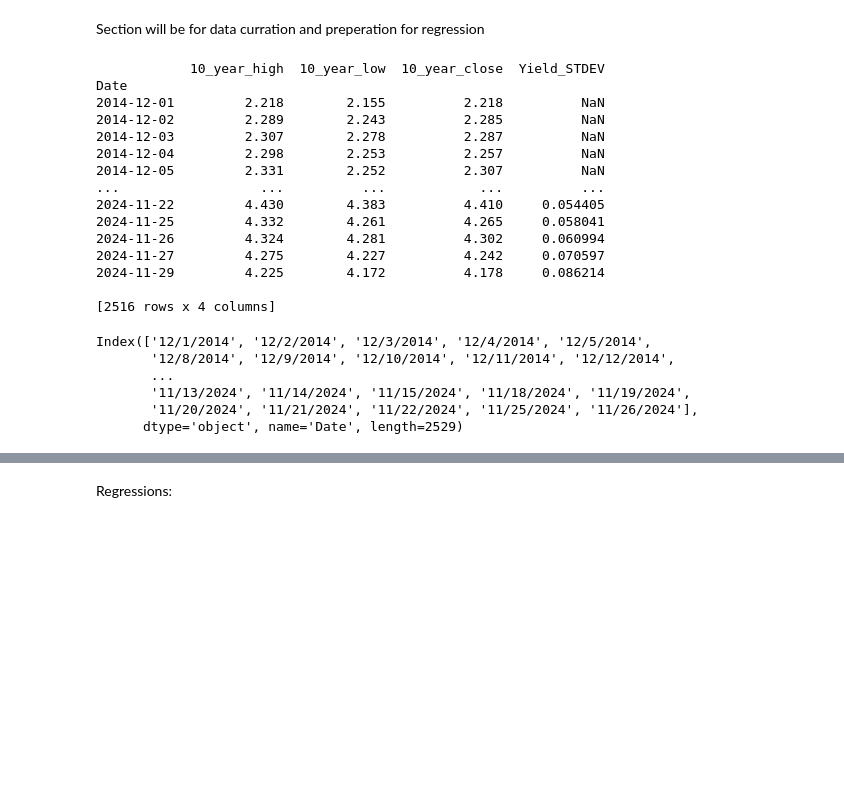
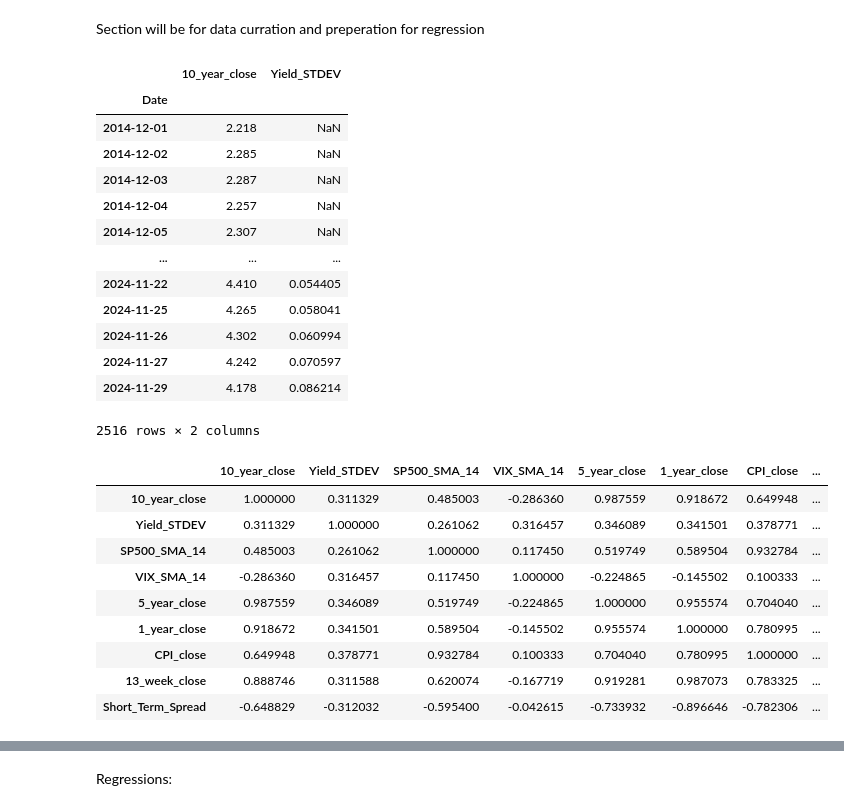
Before and after one commit to MichaelRicardo77/DS2500Proj, a Jupyter notebook: initial_working.ipynb, the cells around one changed output, grey strips where cells are left out. Drawn from its saved outputs; the diff is of its cells as text; code cells hidden in the pictures; blank space fills up the shorter version.

```diff
--- a/initial_working.ipynb
+++ b/initial_working.ipynb
@@ -116,23 +104,22 @@ close_col = '10_year_close'
 high_col = '10_year_high'
 low_col = '10_year_low'
 Ten_Year_Complete = security_editor(Ten_Year, close_col, high_col, low_col)
-print(Ten_Year)
+Ten_Year_Complete
 # %% [output]
+|  | 10_year_close | Yield_STDEV |
+| Date |  |  |
+| 2014-12-01 | 2.218 | NaN |
+| 2014-12-02 | 2.285 | NaN |
+| 2014-12-03 | 2.287 | NaN |
+| 2014-12-04 | 2.257 | NaN |
+| 2014-12-05 | 2.307 | NaN |
+| ... | ... | ... |
+| 2024-11-22 | 4.410 | 0.054405 |
+| 2024-11-25 | 4.265 | 0.058041 |
+| 2024-11-26 | 4.302 | 0.060994 |
+| 2024-11-27 | 4.242 | 0.070597 |
+| 2024-11-29 | 4.178 | 0.086214 |
-            10_year_high  10_year_low  10_year_close  Yield_STDEV
-Date
-2014-12-01         2.218        2.155          2.218          NaN
-2014-12-02         2.289        2.243          2.285          NaN
-2014-12-03         2.307        2.278          2.287          NaN
-2014-12-04         2.298        2.253          2.257          NaN
-2014-12-05         2.331        2.252          2.307          NaN
-...                  ...          ...            ...          ...
-2024-11-22         4.430        4.383          4.410     0.054405
-2024-11-25         4.332        4.261          4.265     0.058041
-2024-11-26         4.324        4.281          4.302     0.060994
-2024-11-27         4.275        4.227          4.242     0.070597
-2024-11-29         4.225        4.172          4.178     0.086214
-
-[2516 rows x 4 columns]
+2516 rows × 2 columns
 # %%
 
 def combine(df_first, dfs):
@@ -150,14 +137,5 @@ def combine(df_first, dfs):
         df.index = pd.to_datetime(df.index)
         df_first = pd.concat([df_first, df], axis=1)
     return df_first
-# %%
-One_Year.index
-# %% [output]
-Index(['12/1/2014', '12/2/2014', '12/3/2014', '12/4/2014', '12/5/2014',
-       '12/8/2014', '12/9/2014', '12/10/2014', '12/11/2014', '12/12/2014',
-       ...
-       '11/13/2024', '11/14/2024', '11/15/2024', '11/18/2024', '11/19/2024',
-       '11/20/2024', '11/21/2024', '11/22/2024', '11/25/2024', '11/26/2024'],
-      dtype='object', name='Date', length=2529)
 # %%
 #merging the dfs from above into the 10 year bond
@@ -169 +148,15 @@ final_df.to_csv('Imrpvoed.csv', index=False)
+# %%
+#Checking correlation for what to add
+final_df.corr()
+# %% [output]
+|  | 10_year_close | Yield_STDEV | SP500_SMA_14 | VIX_SMA_14 | 5_year_close | 1_year_close | CPI_close | ... |
+| 10_year_close | 1.000000 | 0.311329 | 0.485003 | -0.286360 | 0.987559 | 0.918672 | 0.649948 | ... |
+| Yield_STDEV | 0.311329 | 1.000000 | 0.261062 | 0.316457 | 0.346089 | 0.341501 | 0.378771 | ... |
+| SP500_SMA_14 | 0.485003 | 0.261062 | 1.000000 | 0.117450 | 0.519749 | 0.589504 | 0.932784 | ... |
+| VIX_SMA_14 | -0.286360 | 0.316457 | 0.117450 | 1.000000 | -0.224865 | -0.145502 | 0.100333 | ... |
+| 5_year_close | 0.987559 | 0.346089 | 0.519749 | -0.224865 | 1.000000 | 0.955574 | 0.704040 | ... |
+| 1_year_close | 0.918672 | 0.341501 | 0.589504 | -0.145502 | 0.955574 | 1.000000 | 0.780995 | ... |
+| CPI_close | 0.649948 | 0.378771 | 0.932784 | 0.100333 | 0.704040 | 0.780995 | 1.000000 | ... |
+| 13_week_close | 0.888746 | 0.311588 | 0.620074 | -0.167719 | 0.919281 | 0.987073 | 0.783325 | ... |
+| Short_Term_Spread | -0.648829 | -0.312032 | -0.595400 | -0.042615 | -0.733932 | -0.896646 | -0.782306 | ... |
 # %%
```
Also changed, not shown: parts of 22 cells of this notebook, 12 other files.
